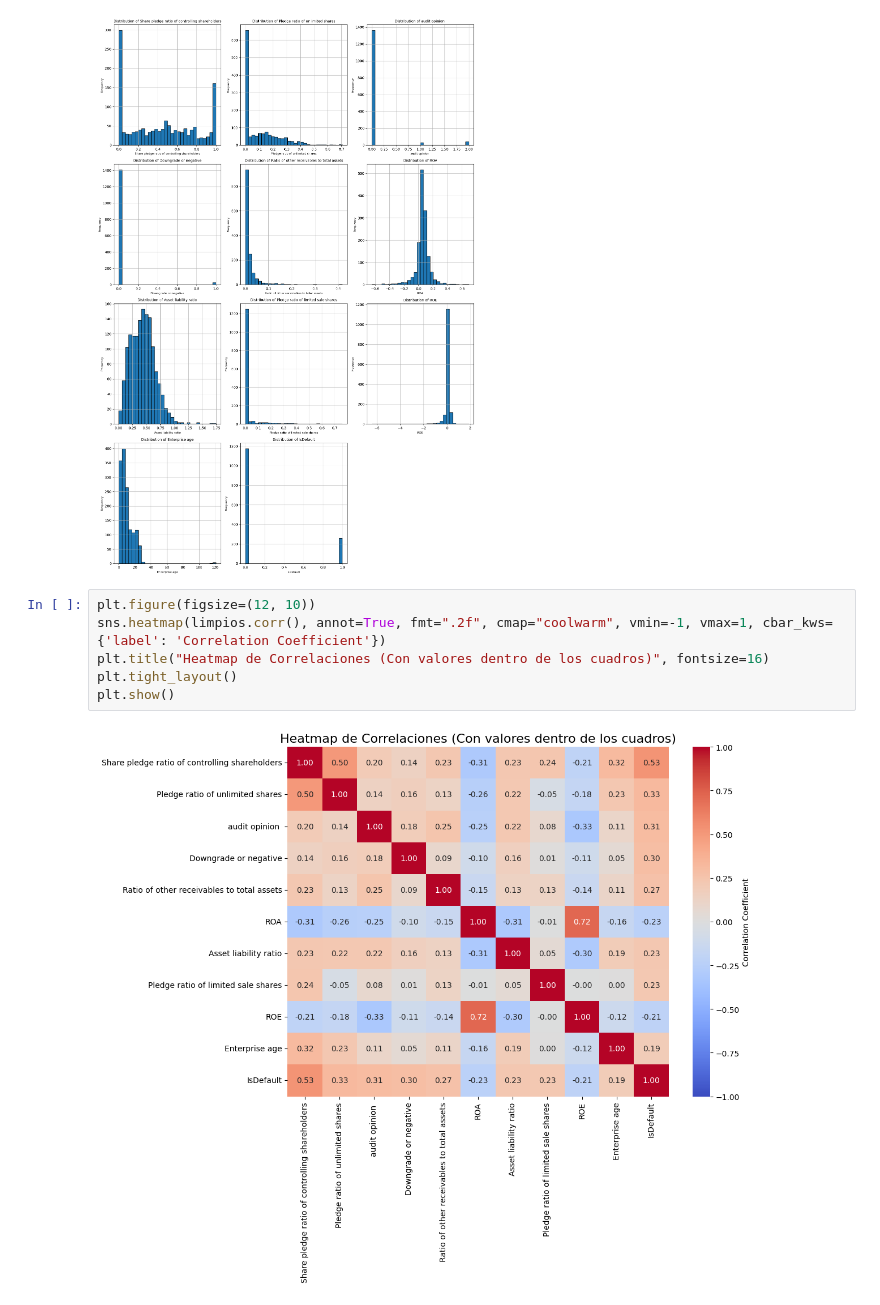
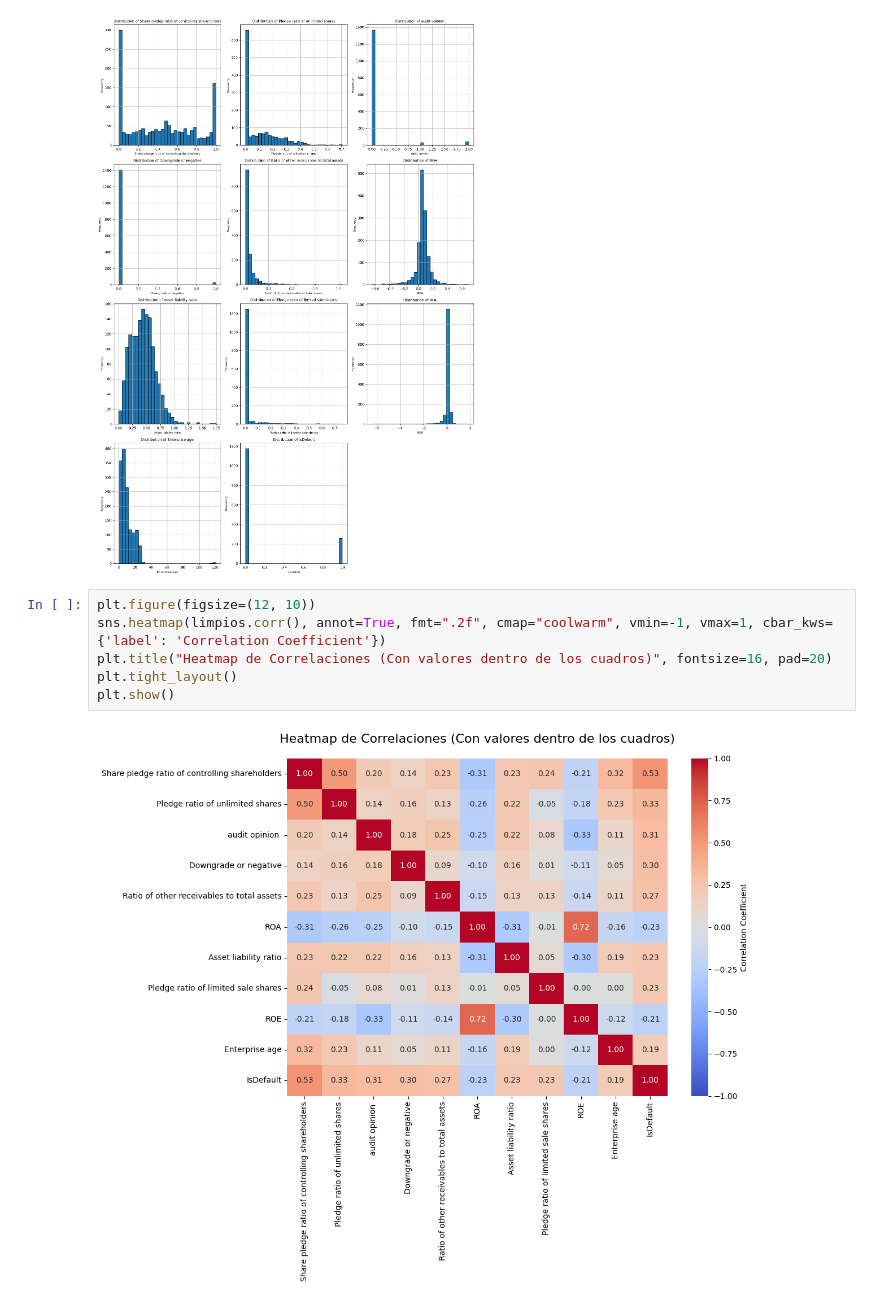
Before and after one commit to sengan9/Proyecto-ML, a Jupyter notebook: 02_LimpiezaEDA.ipynb, the cells around one changed output. Cells and saved outputs as stored; diff of their text form.

```diff
--- a/02_LimpiezaEDA.ipynb
+++ b/02_LimpiezaEDA.ipynb
@@ -93,8 +111,8 @@ plt.show()
 # %%
 plt.figure(figsize=(12, 10))
 sns.heatmap(limpios.corr(), annot=True, fmt=".2f", cmap="coolwarm", vmin=-1, vmax=1, cbar_kws={'label': 'Correlation Coefficient'})
-plt.title("Heatmap de Correlaciones (Con valores dentro de los cuadros)", fontsize=16)
+plt.title("Heatmap de Correlaciones (Con valores dentro de los cuadros)", fontsize=16, pad=20)
 plt.tight_layout()
 plt.show()
 # %% [output]
-[figure, old version]
+[figure, new version]
```
Also changed, not shown: parts of 1 cell of this notebook.
